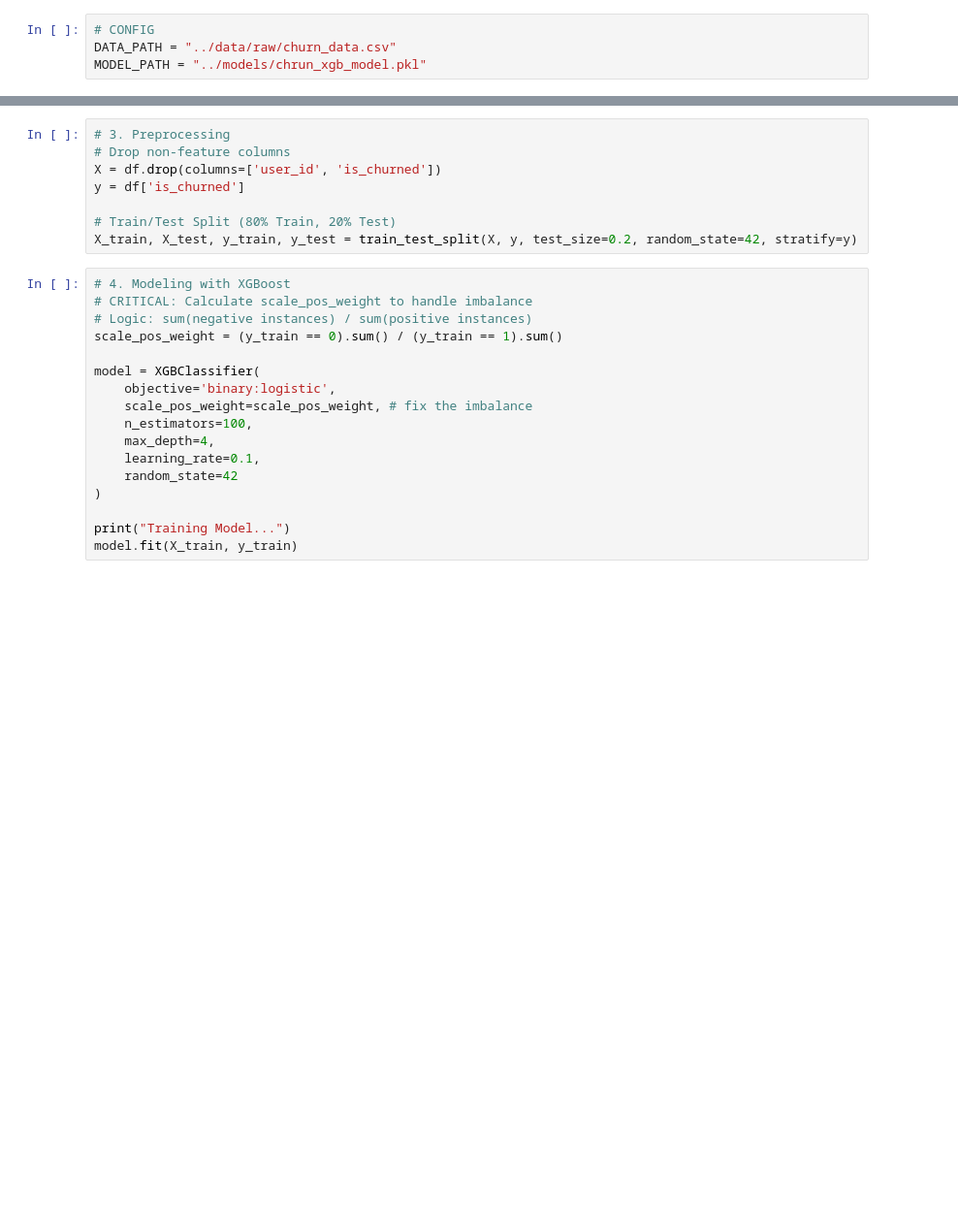
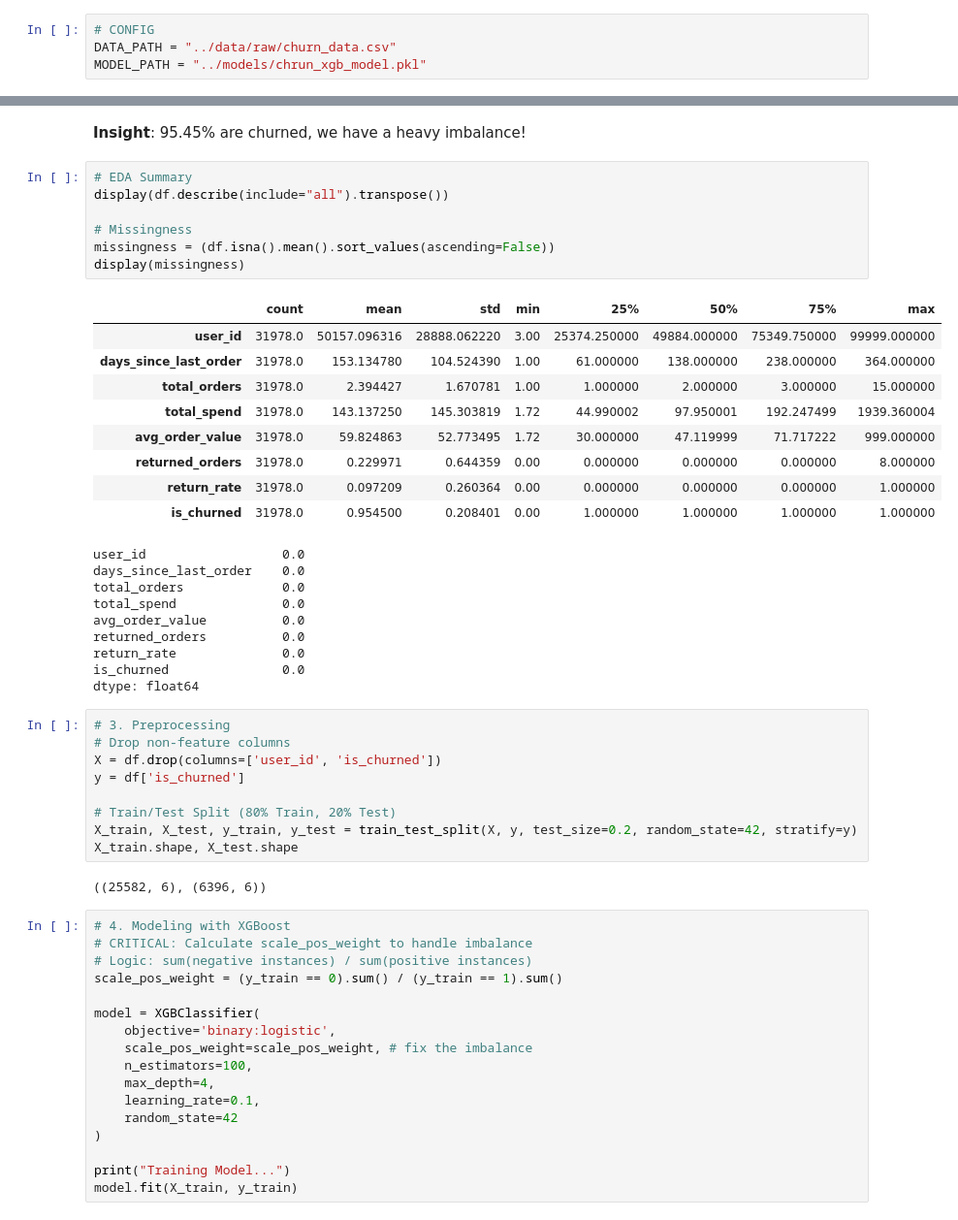
Before and after one commit to dsyhub/customer-lifetime-value-prediction, a Jupyter notebook: notebooks/02_eda_and_modeling.ipynb, the cells around one changed output, grey strips where cells are left out. Shown at 97% size. Drawn from its saved outputs; the diff is of its cells as text; blank space fills up the shorter version.

```diff
--- a/notebooks/02_eda_and_modeling.ipynb
+++ b/notebooks/02_eda_and_modeling.ipynb
@@ -39,3 +49,31 @@ Name: proportion, dtype: float64
+# %% [markdown]
+**Insight**: 95.45% are churned, we have a heavy imbalance!
+# %%
+# EDA Summary
+display(df.describe(include="all").transpose())
+
+# Missingness
+missingness = (df.isna().mean().sort_values(ascending=False))
+display(missingness)
+# %% [output]
+|  | count | mean | std | min | 25% | 50% | 75% | max |
+| user_id | 31978.0 | 50157.096316 | 28888.062220 | 3.00 | 25374.250000 | 49884.000000 | 75349.750000 | 99999.000000 |
+| days_since_last_order | 31978.0 | 153.134780 | 104.524390 | 1.00 | 61.000000 | 138.000000 | 238.000000 | 364.000000 |
+| total_orders | 31978.0 | 2.394427 | 1.670781 | 1.00 | 1.000000 | 2.000000 | 3.000000 | 15.000000 |
+| total_spend | 31978.0 | 143.137250 | 145.303819 | 1.72 | 44.990002 | 97.950001 | 192.247499 | 1939.360004 |
+| avg_order_value | 31978.0 | 59.824863 | 52.773495 | 1.72 | 30.000000 | 47.119999 | 71.717222 | 999.000000 |
+| returned_orders | 31978.0 | 0.229971 | 0.644359 | 0.00 | 0.000000 | 0.000000 | 0.000000 | 8.000000 |
+| return_rate | 31978.0 | 0.097209 | 0.260364 | 0.00 | 0.000000 | 0.000000 | 0.000000 | 1.000000 |
+| is_churned | 31978.0 | 0.954500 | 0.208401 | 0.00 | 1.000000 | 1.000000 | 1.000000 | 1.000000 |
+user_id                  0.0
+days_since_last_order    0.0
+total_orders             0.0
+total_spend              0.0
+avg_order_value          0.0
+returned_orders          0.0
+return_rate              0.0
+is_churned               0.0
+dtype: float64
 # %%
 # 3. Preprocessing
 # Drop non-feature columns
@@ -44,6 +82,9 @@ y = df['is_churned']
 
 # Train/Test Split (80% Train, 20% Test)
 X_train, X_test, y_train, y_test = train_test_split(X, y, test_size=0.2, random_state=42, stratify=y)
+X_train.shape, X_test.shape
+# %% [output]
+((25582, 6), (6396, 6))
 # %%
 # 4. Modeling with XGBoost
 # CRITICAL: Calculate scale_pos_weight to handle imbalance
```
Also changed, not shown: parts of 8 cells of this notebook.
